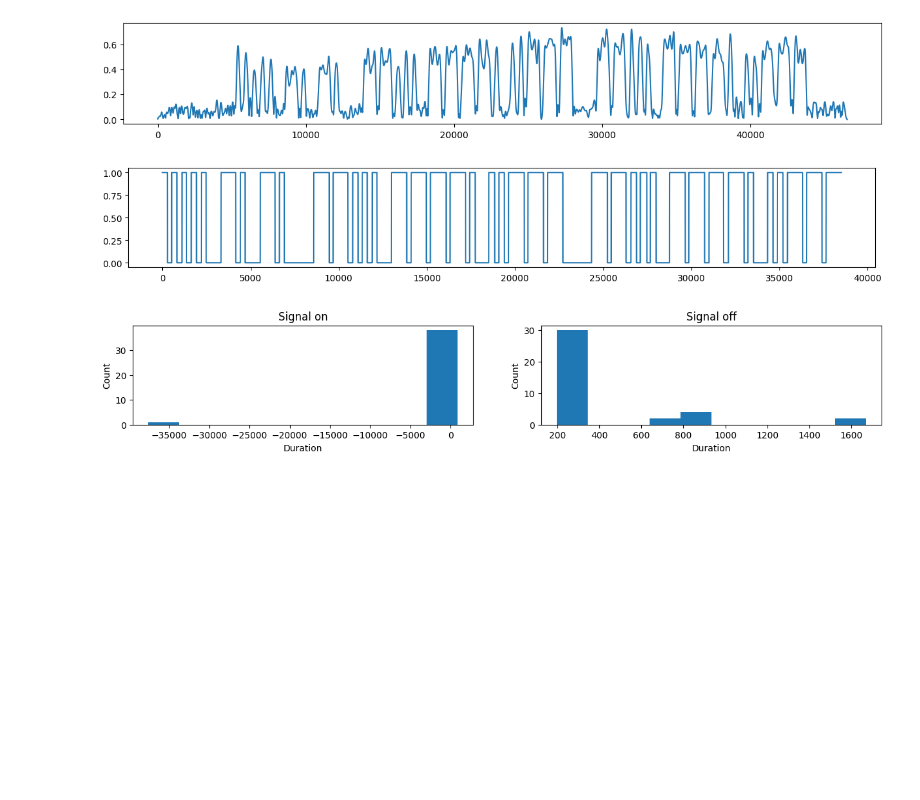
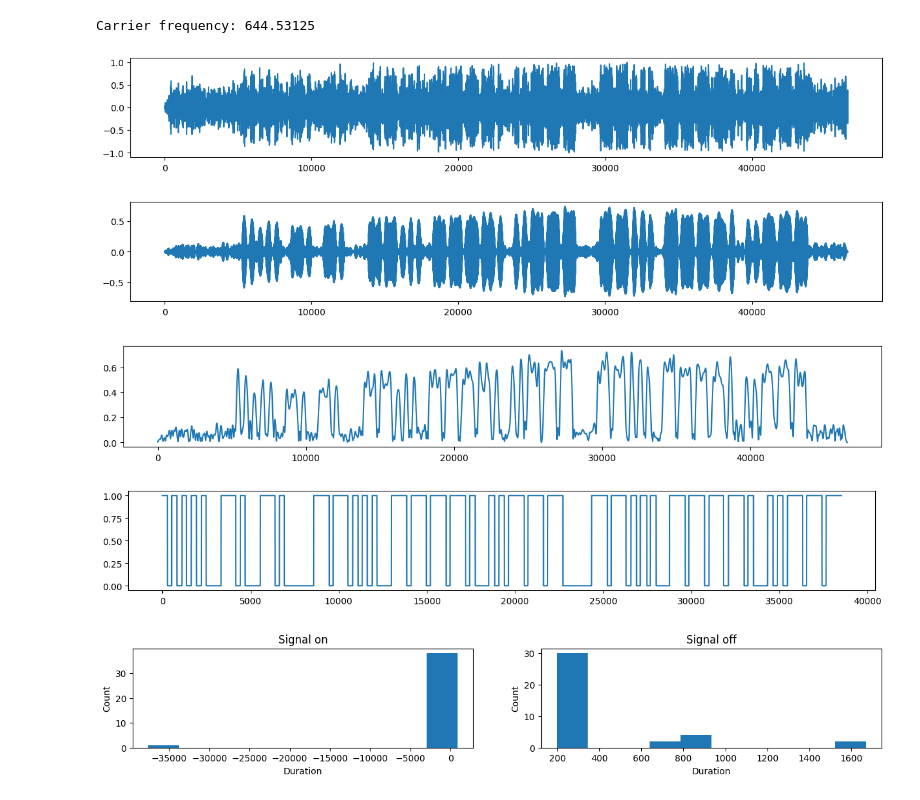
Before and after one commit to bashkirtsevich/cw-encoder, a Jupyter notebook: notebooks/cw-decode.ipynb, the cells around one changed output. Saved outputs shown, nothing was run; the diff lists cells and outputs as text; code cells hidden in the pictures; blank space fills up the shorter version.

```diff
--- a/notebooks/cw-decode.ipynb
+++ b/notebooks/cw-decode.ipynb
@@ -40,23 +40,36 @@ wav_data = wav_data / max_val
 # %%
 carrier = find_carrier(wav_data, sample_rate)
 filtered_wav_data = butter_bpf(wav_data, sample_rate, carrier)
 
 envelope = np.abs(signal.hilbert(filtered_wav_data))
 envelope = smooth_signal(envelope, sample_rate, window_length=0.005)
 
 square_wave = np.where(envelope > 0.2, 1, 0)
 square_wave = np.trim_zeros(square_wave, 'fb')
 
+print("Carrier frequency:", carrier)
+
+plt.figure(figsize=(15, 2))
+plt.plot(wav_data)
+plt.show()
+
+plt.figure(figsize=(15, 2))
+plt.plot(filtered_wav_data)
+plt.show()
+
 plt.figure(figsize=(15, 2))
 plt.plot(envelope)
 plt.show()
 
 plt.figure(figsize=(15, 2))
 plt.plot(square_wave)
 plt.show()
 # %% [output]
+Carrier frequency: 644.53125
-[figure, old version]
+[figure, new version]
-[figure, old version]
+[figure, new version]
+[figure, added]
+[figure, added]
 # %%
 MORSE_LETTERS = {
     "A": ".-", "B": "-...", "C": "-.-.", "D": "-..", "E": ".", "F": "..-.", "G": "--.", "H": "....", "I": "..",
```
